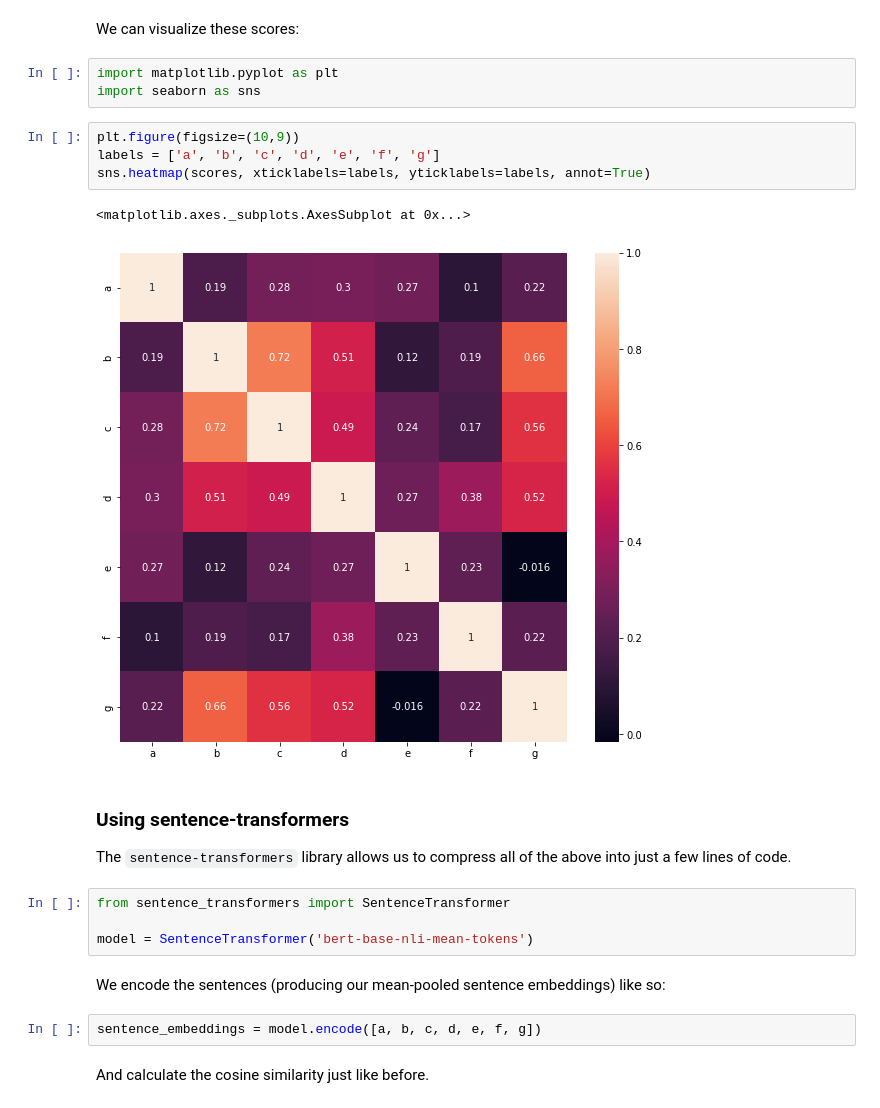
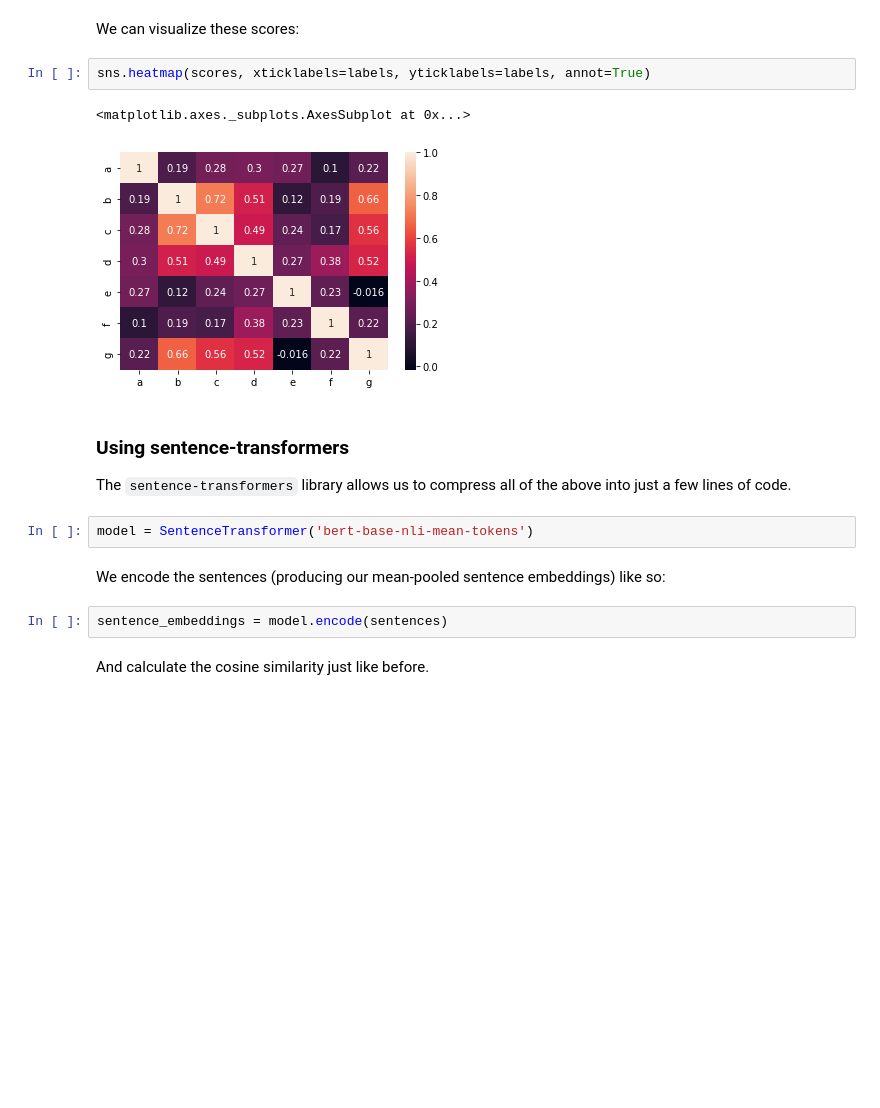
Before and after one commit to SDS-AAU/DSBA-2022, a Jupyter notebook: notebooks/M3_workshop_sbert.ipynb, the cells around one changed output. Drawn from its saved outputs; the diff is of its cells as text; blank space fills up the shorter version.

```diff
--- a/notebooks/M3_workshop_sbert.ipynb
+++ b/notebooks/M3_workshop_sbert.ipynb
@@ -178,28 +170,21 @@ array([[ 1.00000024,  0.18692759,  0.28297698,  0.2962825 ,  0.27451017,
          0.22319692,  1.        ]])
 # %% [markdown]
 We can visualize these scores:
-# %%
-import matplotlib.pyplot as plt
-import seaborn as sns
 # %%
-plt.figure(figsize=(10,9))
-labels = ['a', 'b', 'c', 'd', 'e', 'f', 'g']
 sns.heatmap(scores, xticklabels=labels, yticklabels=labels, annot=True)
 # %% [output]
 <matplotlib.axes._subplots.AxesSubplot at 0x...>
-[figure, old version]
+[figure, new version]
 # %% [markdown]
 ### Using sentence-transformers
 
 The `sentence-transformers` library allows us to compress all of the above into just a few lines of code.
 # %%
-from sentence_transformers import SentenceTransformer
-
 model = SentenceTransformer('bert-base-nli-mean-tokens')
 # %% [markdown]
 We encode the sentences (producing our mean-pooled sentence embeddings) like so:
-# %%
-sentence_embeddings = model.encode([a, b, c, d, e, f, g])
+# %%
+sentence_embeddings = model.encode(sentences)
 # %% [markdown]
 And calculate the cosine similarity just like before.
 # %%
```
Also changed, not shown: parts of 7 cells of this notebook.
